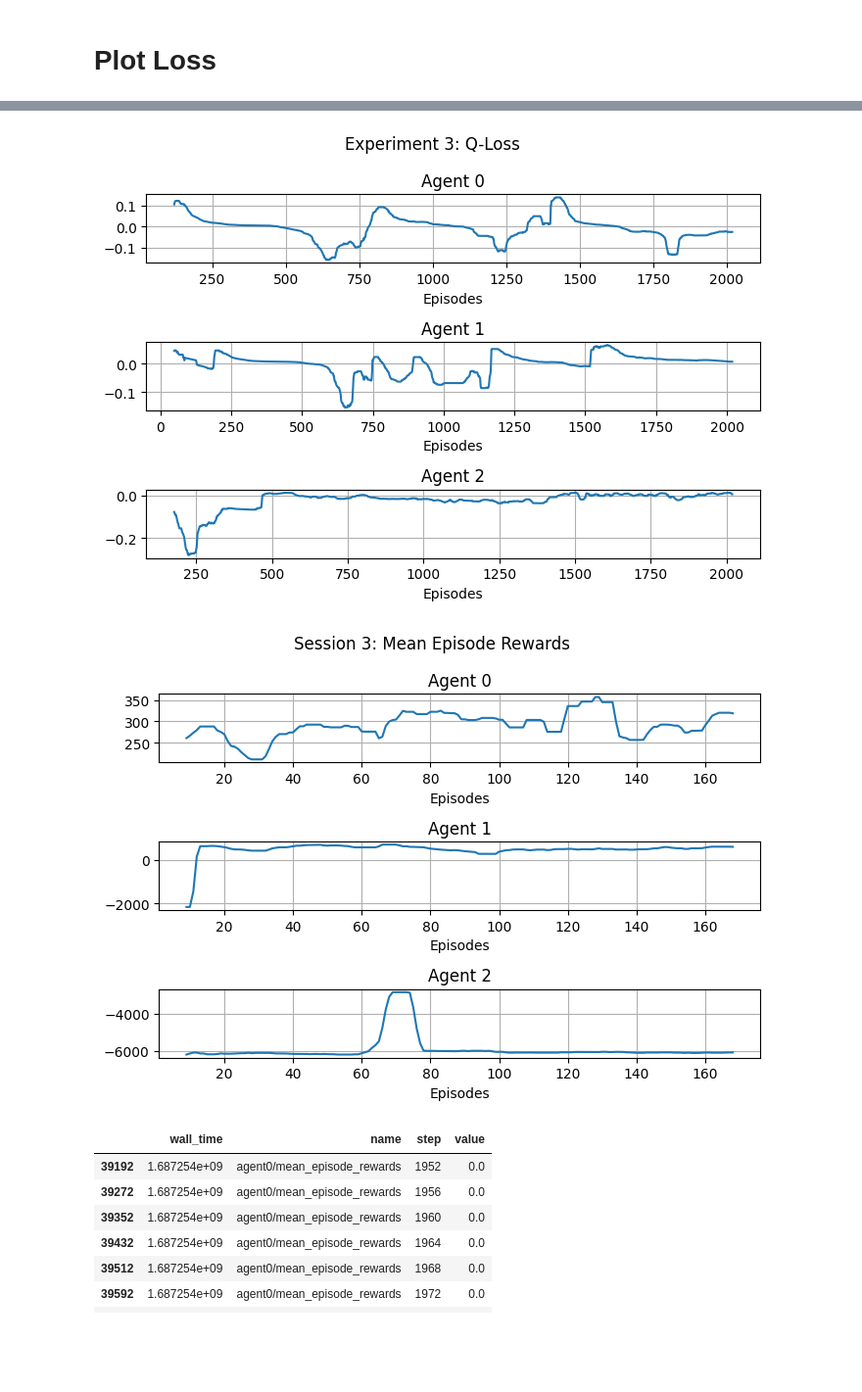
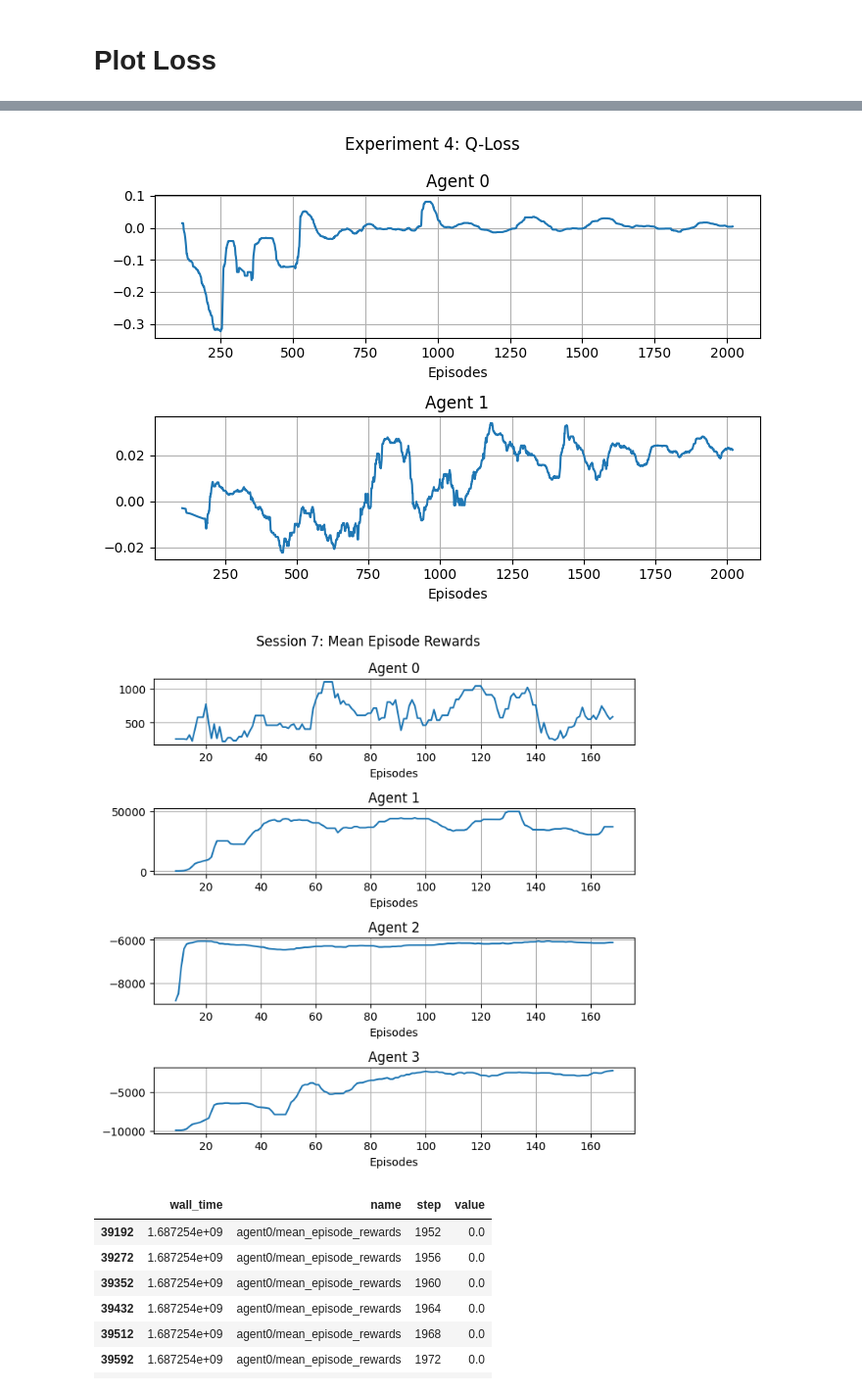
Before and after one commit to buehrerc/MAAC-auto-gov, a Jupyter notebook: analysis/generate_plots.ipynb, the cells around one changed output, grey strips where cells are left out. Shown at 98% size. Saved outputs shown, nothing was run; the diff lists cells and outputs as text; code cells hidden in the pictures; blank space fills up the shorter version.

Commit message:
reformatted the reward file

```diff
--- a/analysis/generate_plots.ipynb
+++ b/analysis/generate_plots.ipynb
@@ -72,7 +72,7 @@ def plot_agent_reward(session_id, run_id, agent_num, filter_outliers=False):
         # ax.set_ylim([0, 0.3 * 1e9])
         ax[i].grid()
         plt.tight_layout()
-        fig.set_size_inches(7, 5)
+        fig.set_size_inches(7, 7)
         fig.suptitle(f"Session {session_id}: Mean Episode Rewards")
     fig.savefig(f"./plots/session_{session_id}_mean_reward_agent")
 # %%
@@ -82,11 +82,11 @@ df = format_plot(3, 2, rolling_mean=True)
 # %%
-plot_agent_loss(3, 2, 3)
+plot_agent_loss(4, 1, 2)
 # %% [output]
-[figure, old version]
+[figure, new version]
 # %%
-plot_agent_reward(3, 2, 3)
+plot_agent_reward(7, 1, 4)
 # %% [output]
-[figure, old version]
+[figure, new version]
 # %%
 session_id = 4
 run_id = 2
```
Also changed, not shown: parts of 7 cells of this notebook, 10 other files.
